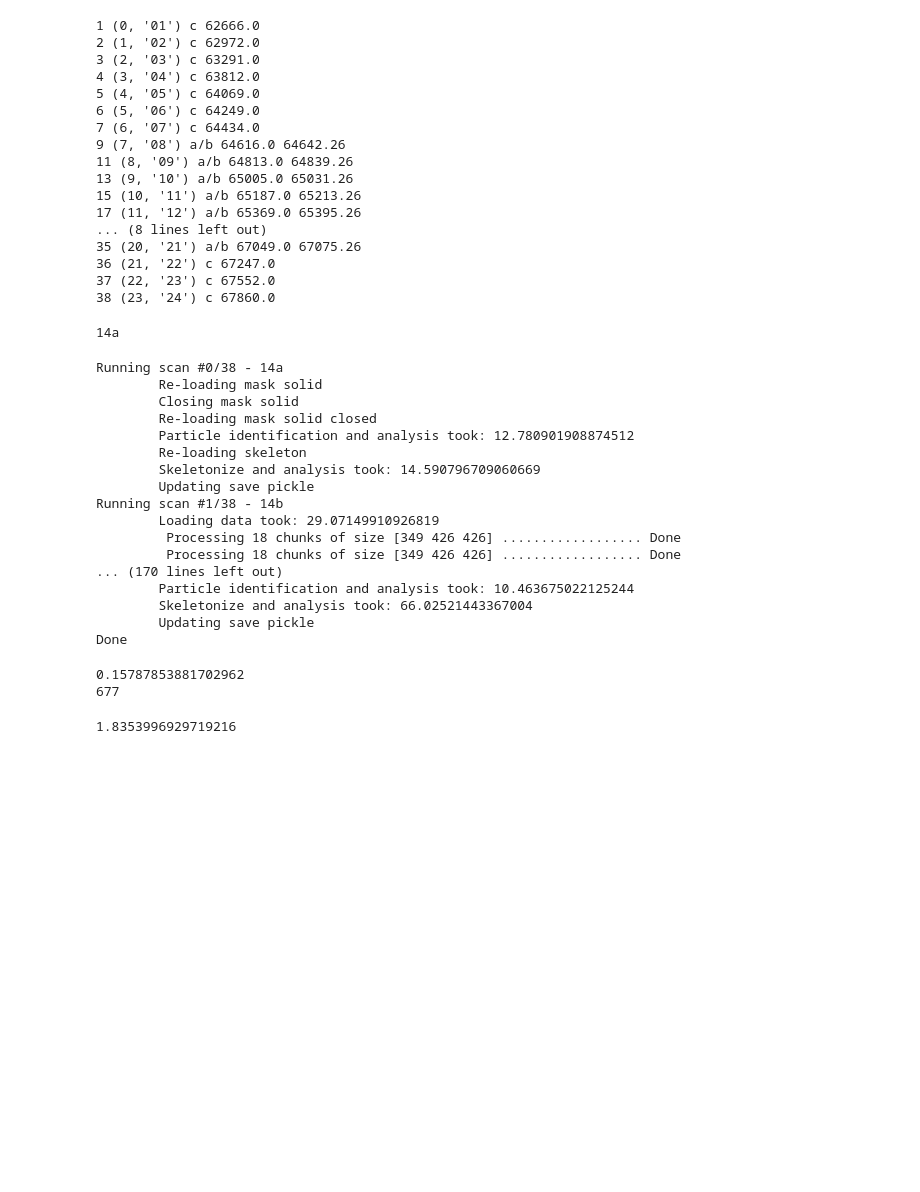
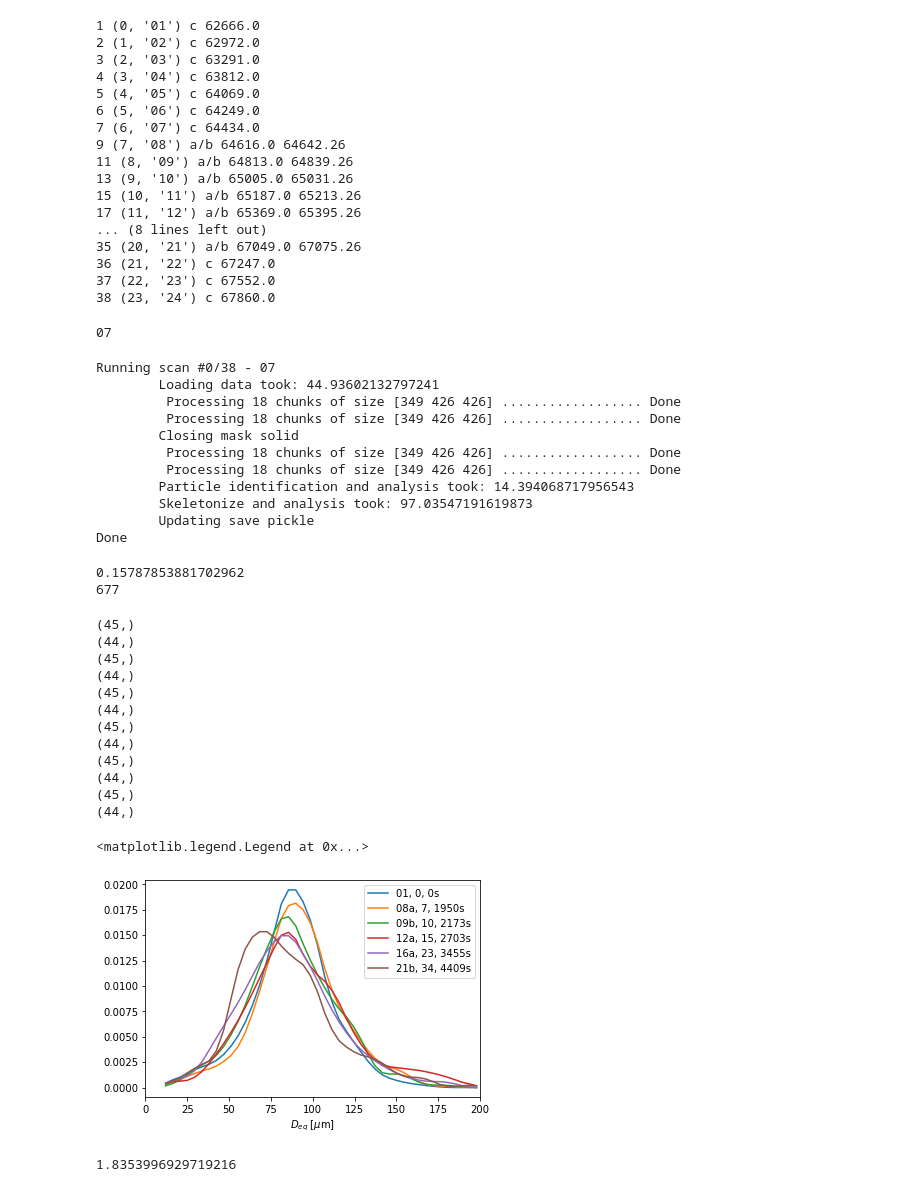
Before and after one commit to eboigne/tomoTools_als832, a Jupyter notebook: tomoTools/c_analysis.ipynb, the cells around one changed output. Cells and saved outputs as stored; diff of their text form; code cells hidden in the pictures; blank space fills up the shorter version.

Commit message:
Updated c_analysis

```diff
--- a/tomoTools/c_analysis.ipynb
+++ b/tomoTools/c_analysis.ipynb
@@ -289,9 +289,9 @@ def compute_skeleton(this_scan, mask_pores, force_redo = False):
 with open(path_save+case+'/post_pro_data.pickle', 'rb') as handle:
     list_scans = pickle.load(handle)
 
-print(list_scans[19].folder_name)
+print(list_scans[6].folder_name)
 # %% [output]
-14a
+07
 # %%
 # Re-load scan data
 with open(path_save+case+'/post_pro_data.pickle', 'rb') as handle:
@@ -300,7 +300,7 @@ with open(path_save+case+'/post_pro_data.pickle', 'rb') as handle:
 nb_scans = len(list_scans)
 force_redo = False
 
-for ind_scan,this_scan in enumerate(list_scans[19:]):
+for ind_scan,this_scan in enumerate(list_scans[6:7]):
 
     print('Running scan #'+str(ind_scan)+'/'+str(nb_scans)+' - '+this_scan.folder_name)
 
@@ -369,21 +369,15 @@ for ind_scan,this_scan in enumerate(list_scans[19:]):
 
 print('Done')
 # %% [output]
-Running scan #0/38 - 14a
-        Re-loading mask solid
-        Closing mask solid
-        Re-loading mask solid closed
-        Particle identification and analysis took: 12.780901908874512
-        Re-loading skeleton
-        Skeletonize and analysis took: 14.590796709060669
-        Updating save pickle
-Running scan #1/38 - 14b
-        Loading data took: 29.07149910926819
+Running scan #0/38 - 07
+        Loading data took: 44.93602132797241
          Processing 18 chunks of size [349 426 426] .................. Done
          Processing 18 chunks of size [349 426 426] .................. Done
-... (170 lines left out)
-        Particle identification and analysis took: 10.463675022125244
-        Skeletonize and analysis took: 66.02521443367004
+        Closing mask solid
+         Processing 18 chunks of size [349 426 426] .................. Done
+         Processing 18 chunks of size [349 426 426] .................. Done
+        Particle identification and analysis took: 14.394068717956543
+        Skeletonize and analysis took: 97.03547191619873
         Updating save pickle
 Done
 # %%
@@ -400,9 +417,40 @@ print(list_scans[ind_scan].nb_pores)
 # %%
-for ind_scan in range(37):
-    nb_bins = 30
-    diameter_hist_bin = np.linspace(10, 200, nb_bins)
+ind_to_show = range(38)
+ind_to_show = [0, 7, 10, 15, 23, 37-3]
+
+# ind_to_show = [34, 35, 36, 37]
+# ind_to_show = [1,]
+nb_bins = 15
+diameter_hist_bin = np.linspace(10, 200, nb_bins)
+
+N_smoothing = 3
+
+for ind_scan in ind_to_show:
+
     diameter_hist, _ = np.histogram(list_scans[ind_scan].equivalent_cylinder_diameters, bins = diameter_hist_bin)
-    diameter_hist_bin_c = 0.5 * (diameter_hist_bin[:-1]+diameter_hist_bin[1:])
+    # diameter_hist_bin_c = 0.5 * (diameter_hist_bin[:-1]+diameter_hist_bin[1:])
 
-    plt.plot(diameter_hist_bin_c, diameter_hist)
+    bin_smoothed, bin_smoothed_values = smooth_histogram_curve(diameter_hist_bin, diameter_hist, N_smoothing)
+    bin_smoothed_c = 0.5 * (bin_smoothed[:-1]+bin_smoothed[1:])
+
+    bin_smoothed_values = moving_avg(bin_smoothed_values, N_smoothing)
+
+    plt.plot(bin_smoothed_c, bin_smoothed_values, label=str(list_scans[ind_scan].folder_name)+', '+str(ind_scan)+', '+str(int(list_scans[ind_scan].scan_time))+'s')
 plt.xlabel('$D_{eq}$ [$\mu$m]')
+plt.xlim(0, 200)
+plt.legend()
+# %% [output]
+(45,)
+(44,)
+(45,)
+(44,)
+(45,)
+(44,)
+(45,)
+(44,)
+(45,)
+(44,)
+(45,)
+(44,)
+<matplotlib.legend.Legend at 0x...>
+[figure, added]
```
Also changed, not shown: parts of 2 cells of this notebook.
